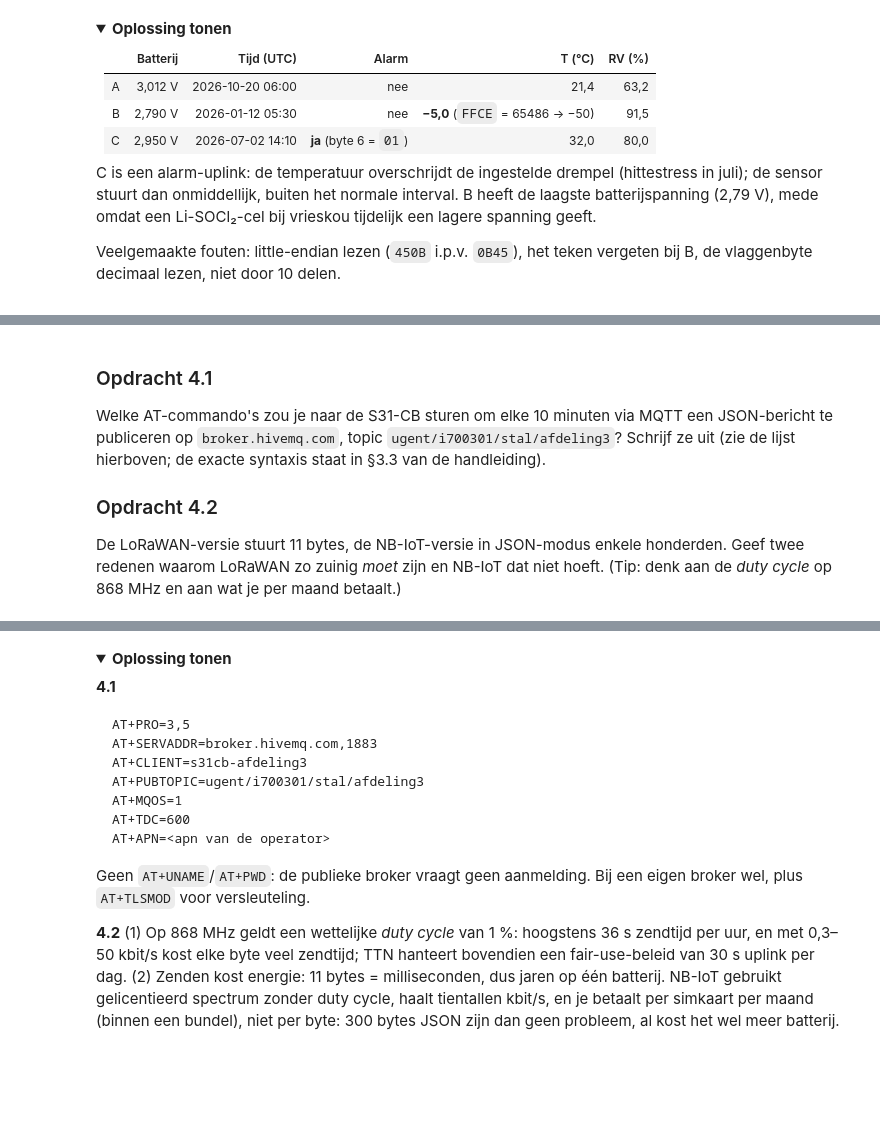
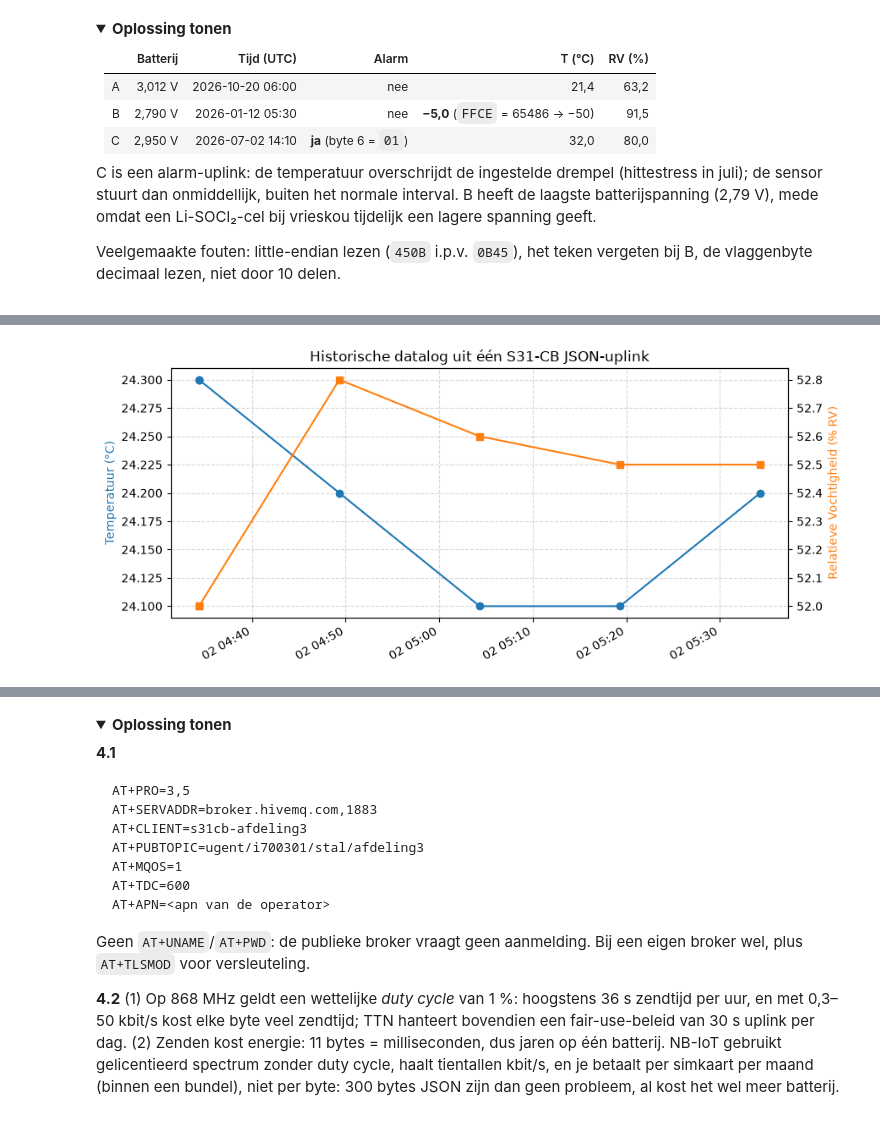
Before and after one commit to lanupro-analytics/IoT-practicum, a Jupyter notebook: notebooks/01_sensor_kiezen_en_verbinden.ipynb, the cells around one changed output, grey strips where cells are left out. Cells and saved outputs as stored; diff of their text form; code cells hidden in the pictures; folded sections open; blank space fills up the shorter version.

```diff
--- a/notebooks/01_sensor_kiezen_en_verbinden.ipynb
+++ b/notebooks/01_sensor_kiezen_en_verbinden.ipynb
@@ -226,7 +412,17 @@ Lees het JavaScript even mee: herken je `bytes[0]<<8 | bytes[1]` (big-endian), `
 # %%
-import requests, subprocess, json, shutil, textwrap
+import requests     # Voor het ophalen van de JS-code via HTTP
+import subprocess   # Om het 'node' commando uit te voeren in de achtergrond
+import json         # Om JSON-data uit te wisselen met Node.js
+import shutil       # Om te controleren of Node.js geïnstalleerd is op het systeem
 
+# GitHub URL naar het officiële JavaScript decoder-bestand van Dragino
 url_decoder = ("https://raw.githubusercontent.com/dragino/dragino-end-node-decoder/main/"
                "S31-LB%26S31B-LB/S31-LB_v1.3_TTN_decoder.txt")
-js = requests.get(url_decoder, timeout=15).text
-print(js[js.find("function Decoder"):][:900])     # toon het begin van de decoderfunctie
+
+# Haal de broncode op
+js_code = requests.get(url_decoder, timeout=15).text
+
+# Toon de eerste 900 tekens van de JavaScript-functie
+print("Gedeelte van de officiële Dragino JavaScript decoder-functie:")
+print("-" * 60)
+print(js_code[js_code.find("function Decoder"):][:900])
@@ -296,17 +554,22 @@ historiek
 # %%
-import matplotlib.pyplot as plt
+import matplotlib.pyplot as plt  # Importeer de grafieken-bibliotheek
 
-fig, ax1 = plt.subplots(figsize=(8, 3.5))
-ax1.plot(historiek["tijd"], historiek["temperatuur_C"], marker="o", label="temperatuur (°C)")
-ax1.set_ylabel("°C")
+# Maak een figuur aan met een specifieke afmeting
+fig, ax1 = plt.subplots(figsize=(9, 4))
+
+# Teken de temperatuur-grafiek op de linker Y-as (blauw)
+ax1.plot(df_historiek["tijd"], df_historiek["temperatuur_C"], marker="o", color="tab:blue", label="Temperatuur (°C)")
+ax1.set_ylabel("Temperatuur (°C)", color="tab:blue")
+ax1.grid(True, linestyle="--", alpha=0.5)
+
+# Maak een tweede Y-as aan die de X-as deelt (rechterzijde)
 ax2 = ax1.twinx()
-ax2.plot(historiek["tijd"], historiek["RV_pct"], marker="s", color="tab:gray", label="RV (%)")
-ax2.set_ylabel("% RV")
-ax1.set_title("Datalog uit één S31-CB-uplink (voorbeeld uit de handleiding)")
-fig.autofmt_xdate(); plt.tight_layout(); plt.show()
+ax2.plot(df_historiek["tijd"], df_historiek["RV_pct"], marker="s", color="tab:orange", label="Relatieve Vochtigheid (%)")
+ax2.set_ylabel("Relatieve Vochtigheid (% RV)", color="tab:orange")
+
+plt.title("Historische datalog uit één S31-CB JSON-uplink")
+fig.autofmt_xdate()  # Schuinzetten van datum-etiketten voor betere leesbaarheid
+plt.tight_layout()
+plt.show()
+# %% [output]
+[figure, added]
-# %% [markdown]
-### Opdracht 4.1
-Welke AT-commando's zou je naar de S31-CB sturen om elke 10 minuten via MQTT een JSON-bericht te publiceren op `broker.hivemq.com`, topic `ugent/i700301/stal/afdeling3`? Schrijf ze uit (zie de lijst hierboven; de exacte syntaxis staat in §3.3 van de handleiding).
-
-### Opdracht 4.2
-De LoRaWAN-versie stuurt 11 bytes, de NB-IoT-versie in JSON-modus enkele honderden. Geef twee redenen waarom LoRaWAN zo zuinig *moet* zijn en NB-IoT dat niet hoeft. (Tip: denk aan de *duty cycle* op 868 MHz en aan wat je per maand betaalt.)
```
Also changed, not shown: parts of 37 cells of this notebook, 4 other files.
